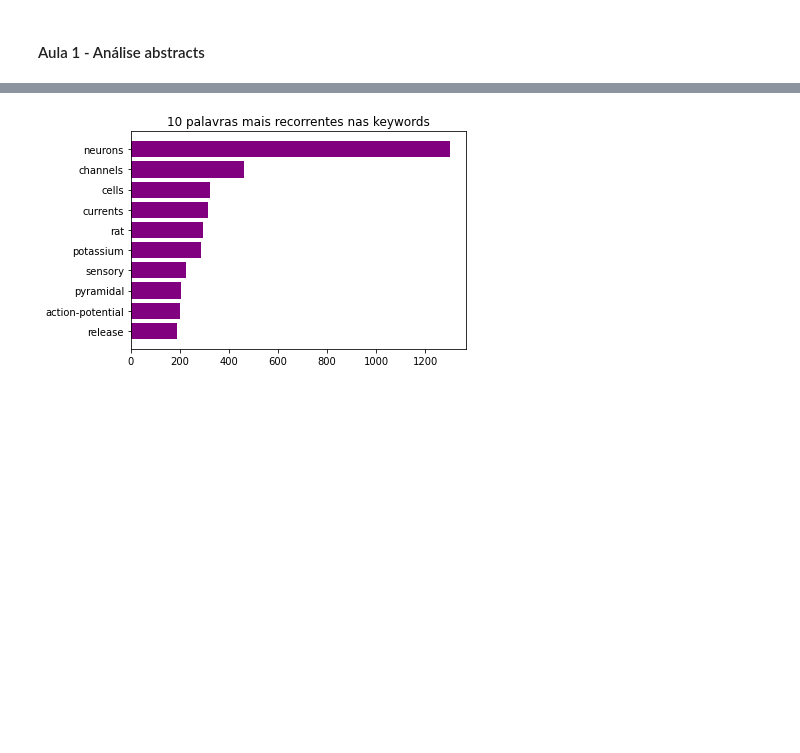
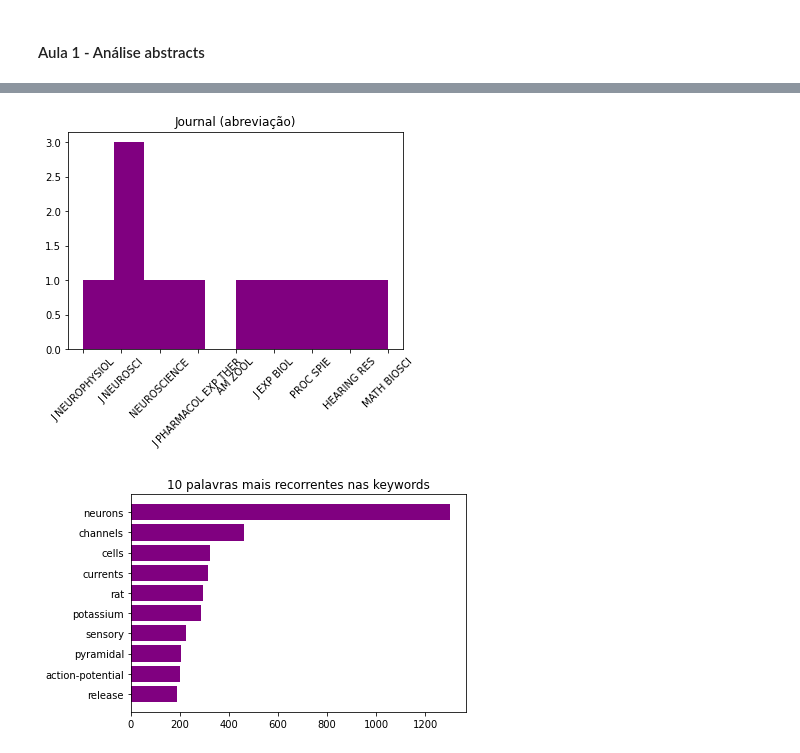
Before and after one commit to pedrozanineli/praticas-computacionais-avancadas, a Jupyter notebook: praticas_individuais/extracao abstract webofscience - vitoria yumi.ipynb, the cells around one changed output, grey strips where cells are left out. Cells and saved outputs as stored; diff of their text form; code cells hidden in the pictures; blank space fills up the shorter version.

```diff
--- a/praticas_individuais/extracao abstract webofscience - vitoria yumi.ipynb
+++ b/praticas_individuais/extracao abstract webofscience - vitoria yumi.ipynb
@@ -13,7 +13,7 @@ arqs = os.listdir('../dados')
 for i,arq in enumerate(arqs):
 
     if i == 0:
-        df = pd.read_excel(f'aula 1 - dados/{arq}')
+        df = pd.read_excel(f'C:/JupyterLab/PCA/Aula 02/praticas-computacionais-avancadas/dados/{arq}')
     else:
-        aux = pd.read_excel(f'aula 1 - dados/{arq}')
+        aux = pd.read_excel(f'C:/JupyterLab/PCA/Aula 02/praticas-computacionais-avancadas/dados/{arq}')
         df = pd.concat([df,aux])
@@ -64,8 +76,10 @@ plt.show()
 # %%
-plt.hist(df['Revista '].astype(str)[:qtd], color='purple')
+plt.hist(df['Journal Abbreviation'].astype(str)[:qtd], color='purple')
 plt.title('Journal (abreviação)')
 plt.xticks(rotation=45)
 plt.show()
+# %% [output]
+[figure, added]
 # %%
 dic_key={}
 
```
Also changed, not shown: parts of 18 cells of this notebook.
